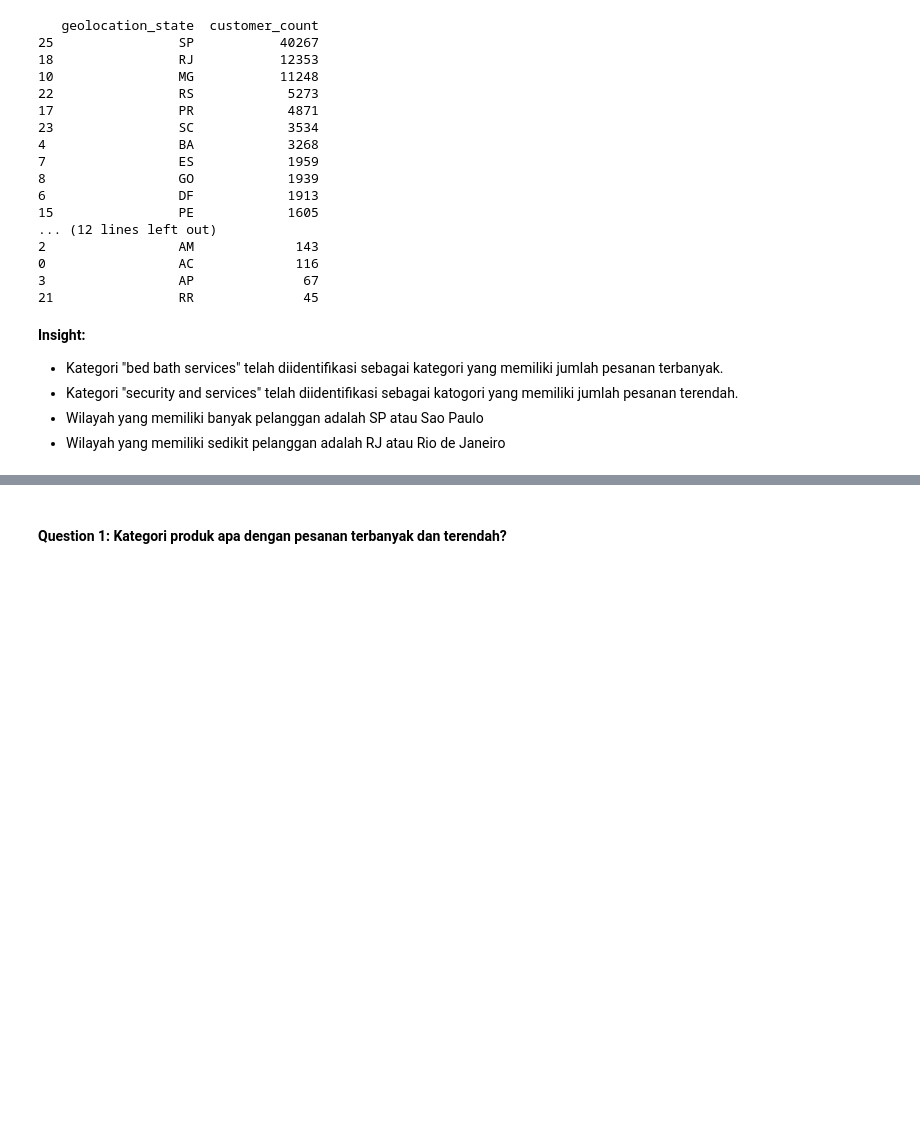
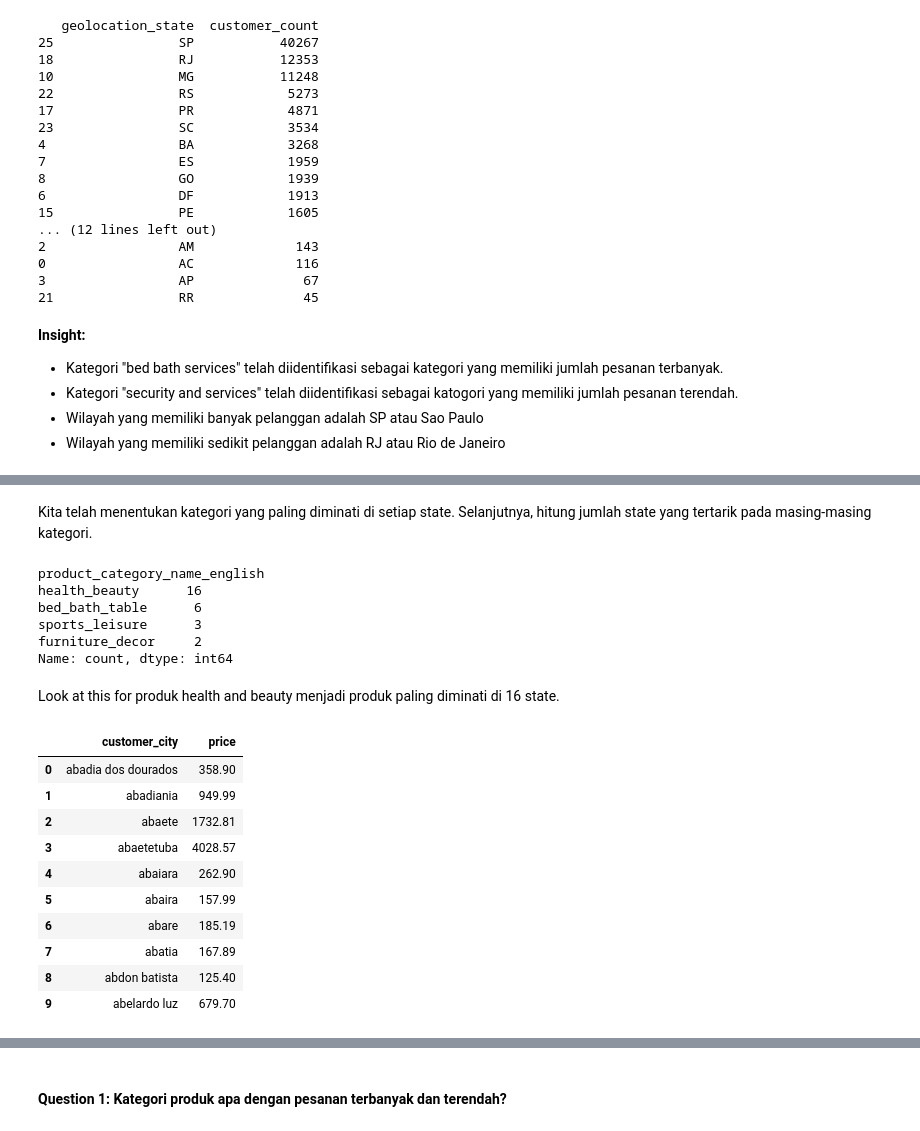
Before and after one commit to royanrosyad85/E-commerce-Data-Geospatial_Analysis, a Jupyter notebook: notebook.ipynb, the cells around one changed output, grey strips where cells are left out. Saved outputs shown, nothing was run; the diff lists cells and outputs as text; code cells hidden in the pictures; blank space fills up the shorter version.

```diff
--- a/notebook.ipynb
+++ b/notebook.ipynb
@@ -861,2 +882,35 @@ print(most_customers)
+# %% [markdown]
+Kita telah menentukan kategori yang paling diminati di setiap state. Selanjutnya, hitung jumlah state yang tertarik pada masing-masing kategori.
+# %%
+df_highest.product_category_name_english.value_counts()
+# %% [output]
+product_category_name_english
+health_beauty      16
+bed_bath_table      6
+sports_leisure      3
+furniture_decor     2
+Name: count, dtype: int64
+# %% [markdown]
+Look at this for produk health and beauty menjadi produk paling diminati di 16 state.
+# %%
+# Calculate total payment value per city
+city_payment_sum = all_data.groupby('customer_city')['price'].sum().reset_index()
+
+# Sort cities by payment value in descending order
+city_payment_sum_sorted = city_payment_sum.sort_values('price', ascending=False)
+
+city_payment_sum.head(10)
+# %% [output]
+|  | customer_city | price |
+| 0 | abadia dos dourados | 358.90 |
+| 1 | abadiania | 949.99 |
+| 2 | abaete | 1732.81 |
+| 3 | abaetetuba | 4028.57 |
+| 4 | abaiara | 262.90 |
+| 5 | abaira | 157.99 |
+| 6 | abare | 185.19 |
+| 7 | abatia | 167.89 |
+| 8 | abdon batista | 125.40 |
+| 9 | abelardo luz | 679.70 |
 # %% [markdown]
 ## Visualization & Explanatory Analysis
```
Also changed, not shown: parts of 33 cells of this notebook.
